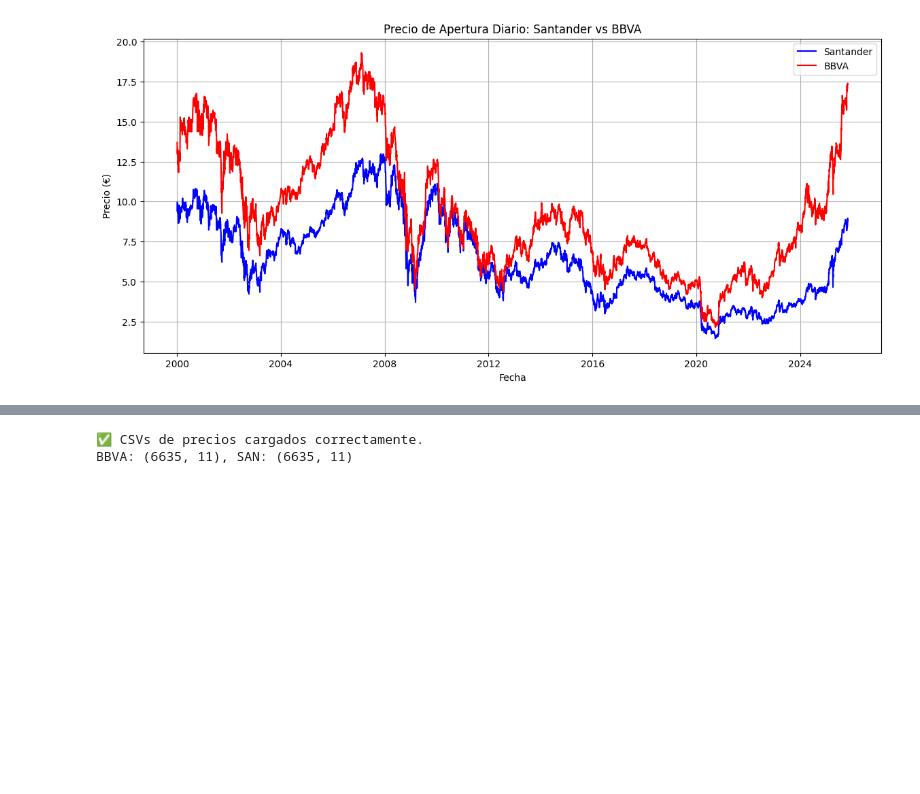
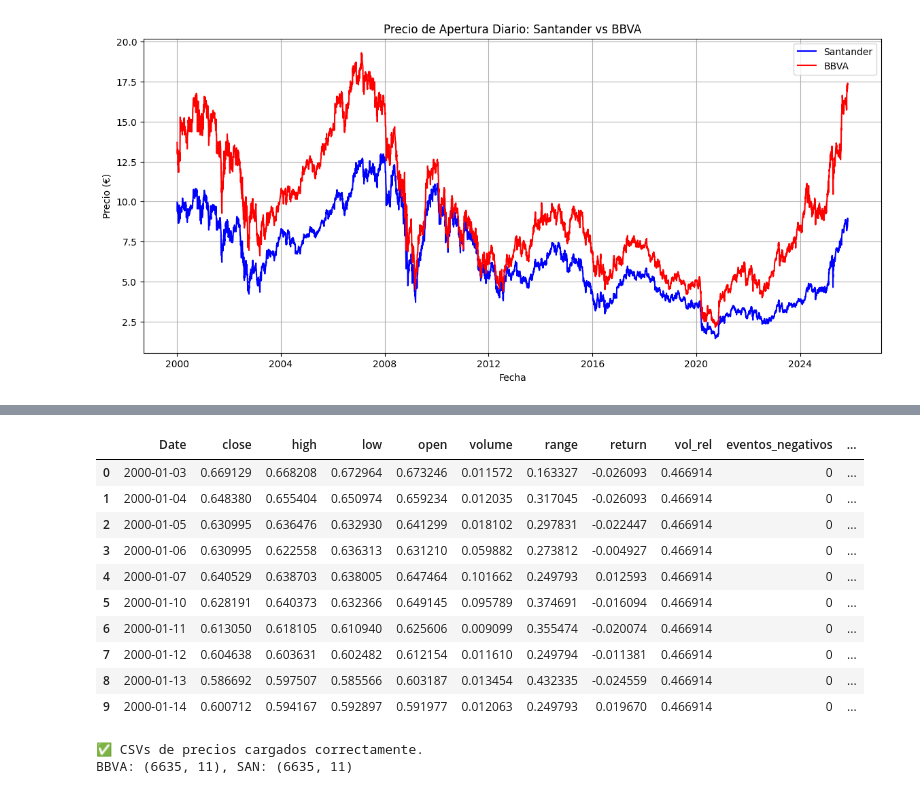
Before and after one commit to josean9/Caso02_Prediccion_BBVA_SANTANDER, a Jupyter notebook: notebooks/notebook2.ipynb, the cells around one changed output, grey strips where cells are left out. Saved outputs shown, nothing was run; the diff lists cells and outputs as text; code cells hidden in the pictures; blank space fills up the shorter version.

```diff
--- a/notebooks/notebook2.ipynb
+++ b/notebooks/notebook2.ipynb
@@ -166,0 +468,14 @@ df_sent.head(10)
+# %%
+data.head(10)
+# %% [output]
+|  | Date | close | high | low | open | volume | range | return | vol_rel | eventos_negativos | ... |
+| 0 | 2000-01-03 | 0.669129 | 0.668208 | 0.672964 | 0.673246 | 0.011572 | 0.163327 | -0.026093 | 0.466914 | 0 | ... |
+| 1 | 2000-01-04 | 0.648380 | 0.655404 | 0.650974 | 0.659234 | 0.012035 | 0.317045 | -0.026093 | 0.466914 | 0 | ... |
+| 2 | 2000-01-05 | 0.630995 | 0.636476 | 0.632930 | 0.641299 | 0.018102 | 0.297831 | -0.022447 | 0.466914 | 0 | ... |
+| 3 | 2000-01-06 | 0.630995 | 0.622558 | 0.636313 | 0.631210 | 0.059882 | 0.273812 | -0.004927 | 0.466914 | 0 | ... |
+| 4 | 2000-01-07 | 0.640529 | 0.638703 | 0.638005 | 0.647464 | 0.101662 | 0.249793 | 0.012593 | 0.466914 | 0 | ... |
+| 5 | 2000-01-10 | 0.628191 | 0.640373 | 0.632366 | 0.649145 | 0.095789 | 0.374691 | -0.016094 | 0.466914 | 0 | ... |
+| 6 | 2000-01-11 | 0.613050 | 0.618105 | 0.610940 | 0.625606 | 0.009099 | 0.355474 | -0.020074 | 0.466914 | 0 | ... |
+| 7 | 2000-01-12 | 0.604638 | 0.603631 | 0.602482 | 0.612154 | 0.011610 | 0.249794 | -0.011381 | 0.466914 | 0 | ... |
+| 8 | 2000-01-13 | 0.586692 | 0.597507 | 0.585566 | 0.603187 | 0.013454 | 0.432335 | -0.024559 | 0.466914 | 0 | ... |
+| 9 | 2000-01-14 | 0.600712 | 0.594167 | 0.592897 | 0.591977 | 0.012063 | 0.249793 | 0.019670 | 0.466914 | 0 | ... |
```
Also changed, not shown: parts of 14 cells of this notebook, 5 other files.
